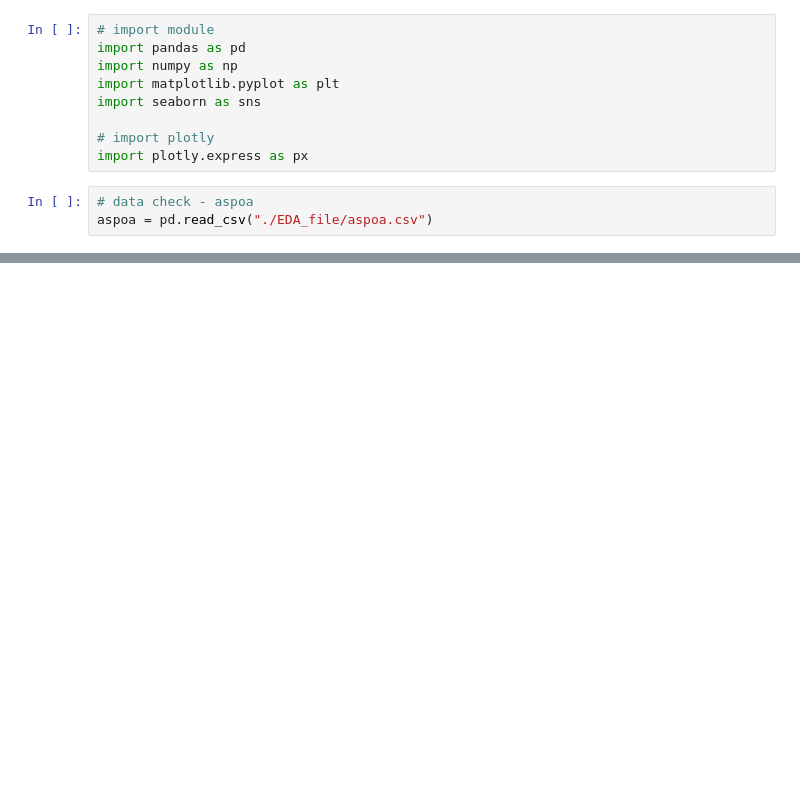
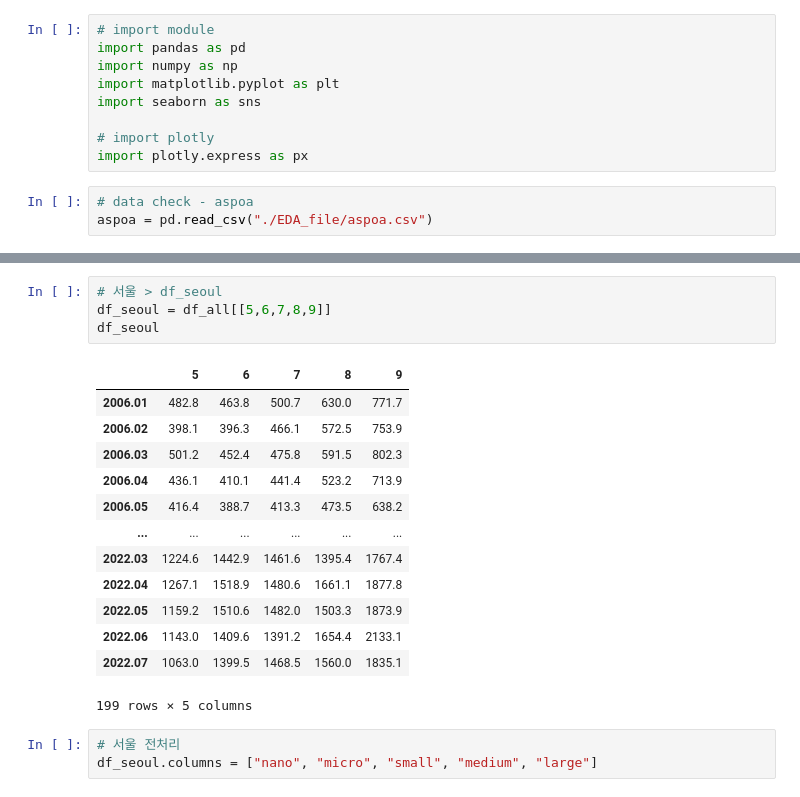
Before and after one commit to sainthm/EDA_Project, a Jupyter notebook: lhm/Average Sales Prices of Apartment.ipynb, the cells around one changed output, grey strips where cells are left out. Cells and saved outputs as stored; diff of their text form; blank space fills up the shorter version.

```diff
--- a/lhm/Average Sales Prices of Apartment.ipynb
+++ b/lhm/Average Sales Prices of Apartment.ipynb
@@ -96,0 +126,21 @@ df_all
+# %%
+# 서울 > df_seoul
+df_seoul = df_all[[5,6,7,8,9]]
+df_seoul
+# %% [output]
+|  | 5 | 6 | 7 | 8 | 9 |
+| 2006.01 | 482.8 | 463.8 | 500.7 | 630.0 | 771.7 |
+| 2006.02 | 398.1 | 396.3 | 466.1 | 572.5 | 753.9 |
+| 2006.03 | 501.2 | 452.4 | 475.8 | 591.5 | 802.3 |
+| 2006.04 | 436.1 | 410.1 | 441.4 | 523.2 | 713.9 |
+| 2006.05 | 416.4 | 388.7 | 413.3 | 473.5 | 638.2 |
+| ... | ... | ... | ... | ... | ... |
+| 2022.03 | 1224.6 | 1442.9 | 1461.6 | 1395.4 | 1767.4 |
+| 2022.04 | 1267.1 | 1518.9 | 1480.6 | 1661.1 | 1877.8 |
+| 2022.05 | 1159.2 | 1510.6 | 1482.0 | 1503.3 | 1873.9 |
+| 2022.06 | 1143.0 | 1409.6 | 1391.2 | 1654.4 | 2133.1 |
+| 2022.07 | 1063.0 | 1399.5 | 1468.5 | 1560.0 | 1835.1 |
+199 rows × 5 columns
+# %%
+# 서울 전처리
+df_seoul.columns = ["nano", "micro", "small", "medium", "large"]
```
Also changed, not shown: parts of 14 cells of this notebook, 1 other file.
